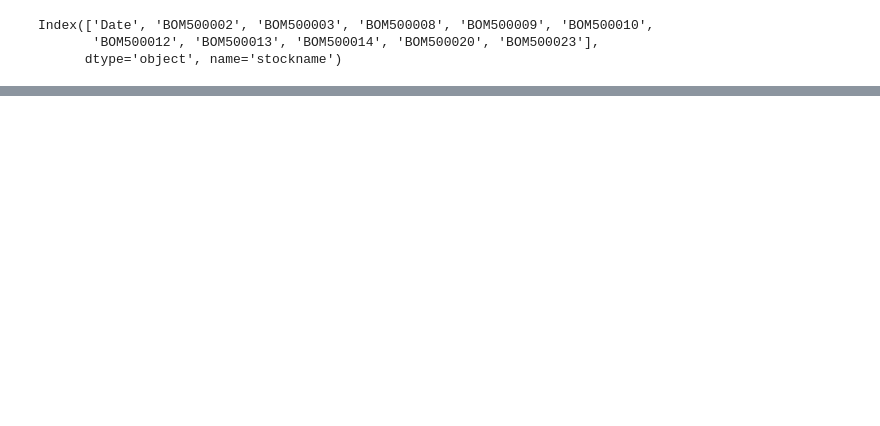
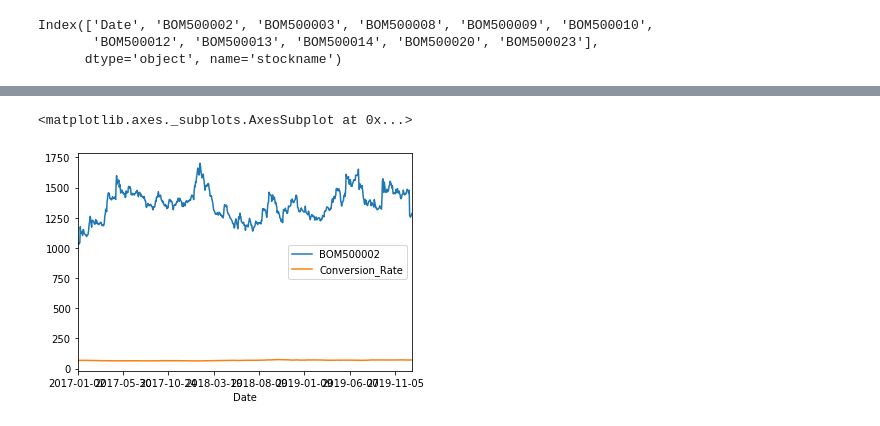
Before and after one commit to santoshgurujula/Springboard, a Jupyter notebook: DataWrangling.ipynb, the cells around one changed output, grey strips where cells are left out. Saved outputs shown, nothing was run; the diff lists cells and outputs as text; code cells hidden in the pictures; blank space fills up the shorter version.

```diff
--- a/DataWrangling.ipynb
+++ b/DataWrangling.ipynb
@@ -111,0 +330,4 @@ share_price_pivot_df.head()
+# %%
+#Use forward fill to fill NaN values
+result_df.ffill(axis=0,inplace=True)
+result_df.info()
@@ -111,0 +352,4 @@ share_price_pivot_df.head()
+# %%
+#read DowJoanes Index csv file
+dji_df=pd.read_csv('DJI.csv')
+dji_df.info()
@@ -111,0 +378,7 @@ share_price_pivot_df.head()
+# %%
+#merge result and dji dataframes
+final_df=pd.merge(result_df
+                   ,dji_df
+                   ,left_on='Date'
+                   ,right_on='Date'
+                   ,how= 'left')
@@ -111,0 +426,4 @@ share_price_pivot_df.head()
+# %%
+#use ffill to replace NaN values
+final_df.ffill(axis=0,inplace=True)
+final_df.info()
@@ -111,0 +448,5 @@ share_price_pivot_df.head()
+# %%
+final_df.plot(x='Date',y=['BOM500002','Conversion_Rate'],kind='line')
+# %% [output]
+<matplotlib.axes._subplots.AxesSubplot at 0x...>
+[figure, added]
```
Also changed, not shown: parts of 28 cells of this notebook.
